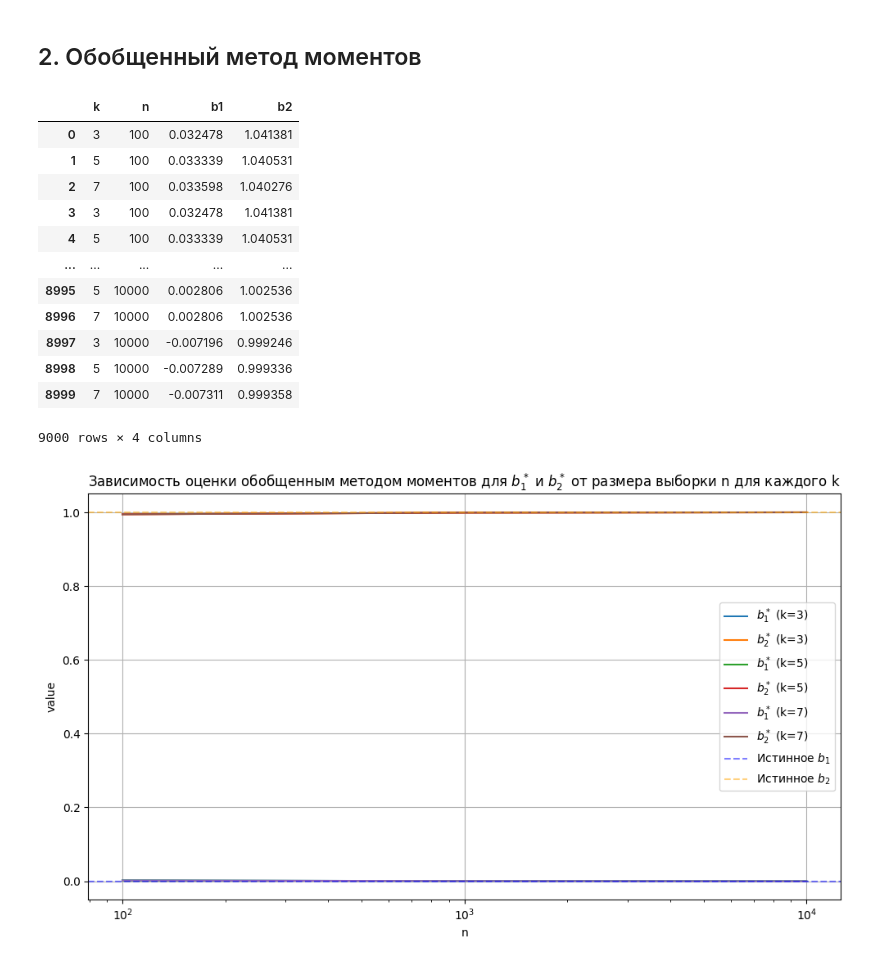
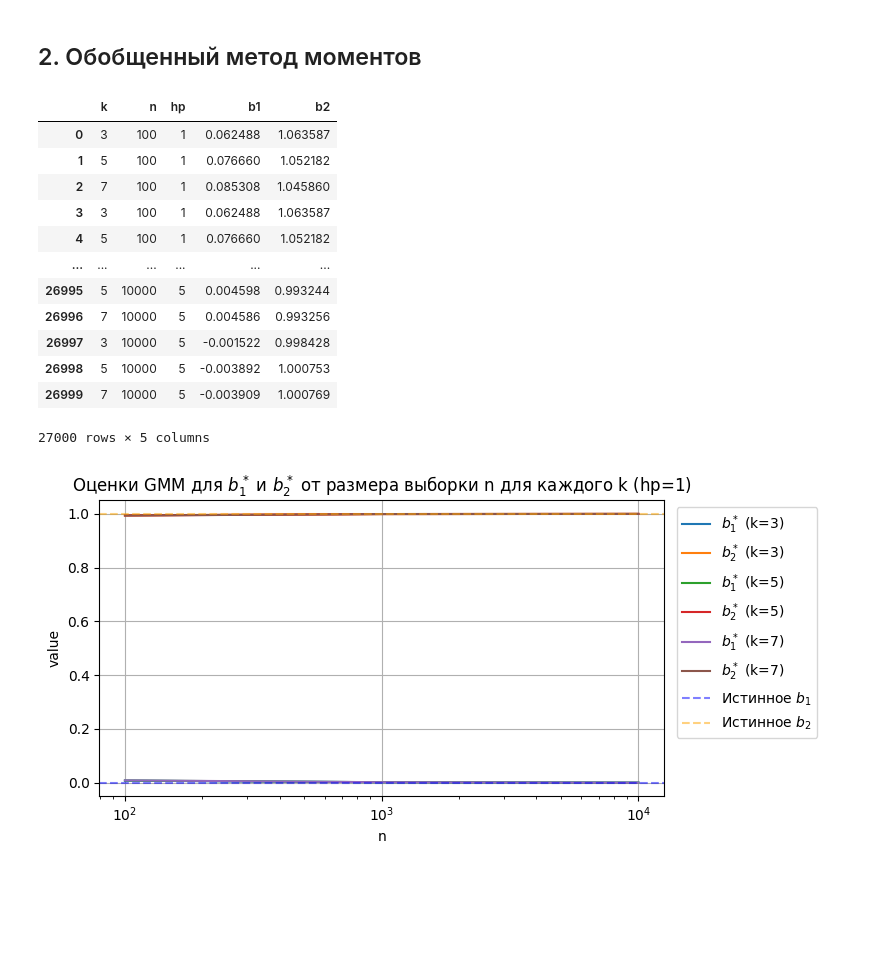
Before and after one commit to e1turin/ipkn-statistics, a Jupyter notebook: lab-3.ipynb, the cells around one changed output. Drawn from its saved outputs; the diff is of its cells as text; code cells hidden in the pictures; blank space fills up the shorter version.

Commit message:
lab-3: only uniform distribution

```diff
--- a/lab-3.ipynb
+++ b/lab-3.ipynb
@@ -168,20 +171,19 @@ uniform_gmm_args = list(
 pss = process_map(experiment_uniform_gmm, uniform_gmm_args, chunksize=1)
 # %%
 params = [p for ps in pss for p in ps ]
-params_df = pd.DataFrame(params, columns=("k", "n", "b1", "b2"))
-params_df.to_csv("lab-3/uniform_gmm.csv", index=False)
+params_df = pd.DataFrame(params, columns=("k", "n", "hp", "b1", "b2"))
 params_df
 # %% [output]
-|  | k | n | b1 | b2 |
-| 0 | 3 | 100 | 0.032478 | 1.041381 |
-| 1 | 5 | 100 | 0.033339 | 1.040531 |
-| 2 | 7 | 100 | 0.033598 | 1.040276 |
-| 3 | 3 | 100 | 0.032478 | 1.041381 |
-| 4 | 5 | 100 | 0.033339 | 1.040531 |
-| ... | ... | ... | ... | ... |
-| 8995 | 5 | 10000 | 0.002806 | 1.002536 |
-| 8996 | 7 | 10000 | 0.002806 | 1.002536 |
-| 8997 | 3 | 10000 | -0.007196 | 0.999246 |
-| 8998 | 5 | 10000 | -0.007289 | 0.999336 |
-| 8999 | 7 | 10000 | -0.007311 | 0.999358 |
+|  | k | n | hp | b1 | b2 |
+| 0 | 3 | 100 | 1 | 0.062488 | 1.063587 |
+| 1 | 5 | 100 | 1 | 0.076660 | 1.052182 |
+| 2 | 7 | 100 | 1 | 0.085308 | 1.045860 |
+| 3 | 3 | 100 | 1 | 0.062488 | 1.063587 |
+| 4 | 5 | 100 | 1 | 0.076660 | 1.052182 |
+| ... | ... | ... | ... | ... | ... |
+| 26995 | 5 | 10000 | 5 | 0.004598 | 0.993244 |
+| 26996 | 7 | 10000 | 5 | 0.004586 | 0.993256 |
+| 26997 | 3 | 10000 | 5 | -0.001522 | 0.998428 |
+| 26998 | 5 | 10000 | 5 | -0.003892 | 1.000753 |
+| 26999 | 7 | 10000 | 5 | -0.003909 | 1.000769 |
-9000 rows × 4 columns
+27000 rows × 5 columns
@@ -188,25 +192,35 @@ params_df
+# %%
+params_df = pd.read_csv("lab-3/uniform_gmm_hp.csv")
 # %%
 sizes = sorted(params_df["n"].unique())
 ks = params_df["k"].unique()
+hps = params_df["hp"].unique()
 # %%
-plt.figure(figsize=(10, 6))
+hp = hps[0]
+
+plt.figure(figsize=(8, 4))
 
 for k_val in ks:
-    sub = params_df[params_df["k"] == k_val].sort_values("n").groupby("n").mean()
+    sub = (
+        params_df[(params_df["k"] == k_val) & (params_df["hp"] == hp)]
+        .sort_values("n")
+        .groupby("n")
+        .mean()
+    )
     plt.plot(sizes, sub["b1"], label=f"$b_1^*$ (k={k_val})")
     plt.plot(sizes, sub["b2"], label=f"$b_2^*$ (k={k_val})")
 
 plt.axhline(UNIFORM_LOW, color='blue', linestyle='--', alpha=0.5, label='Истинное $b_1$')
 plt.axhline(UNIFORM_HIGH, color='orange', linestyle='--', alpha=0.5, label='Истинное $b_2$')
 plt.xscale("log")
 plt.xlabel("n")
 plt.ylabel("value")
-plt.title("Зависимость оценки обобщенным методом моментов для $b_1^*$ и $b_2^*$ от размера выборки n для каждого k")
-plt.legend()
+plt.title(f"Оценки GMM для $b_1^*$ и $b_2^*$ от размера выборки n для каждого k ({hp=:d})")
+plt.legend(bbox_to_anchor=(1.01, 1), loc="upper left")
 plt.grid(True)
 
 plt.tight_layout()
 plt.show()
 # %% [output]
-[figure, old version]
+[figure, new version]
 # %%
```
Also changed, not shown: parts of 13 cells of this notebook.
